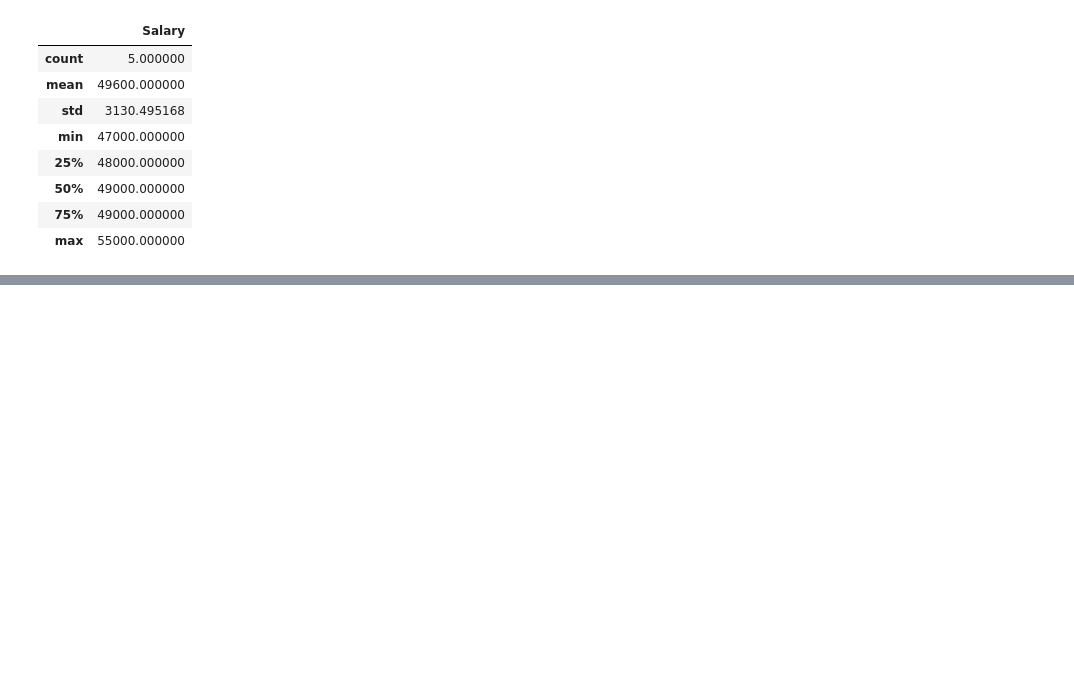
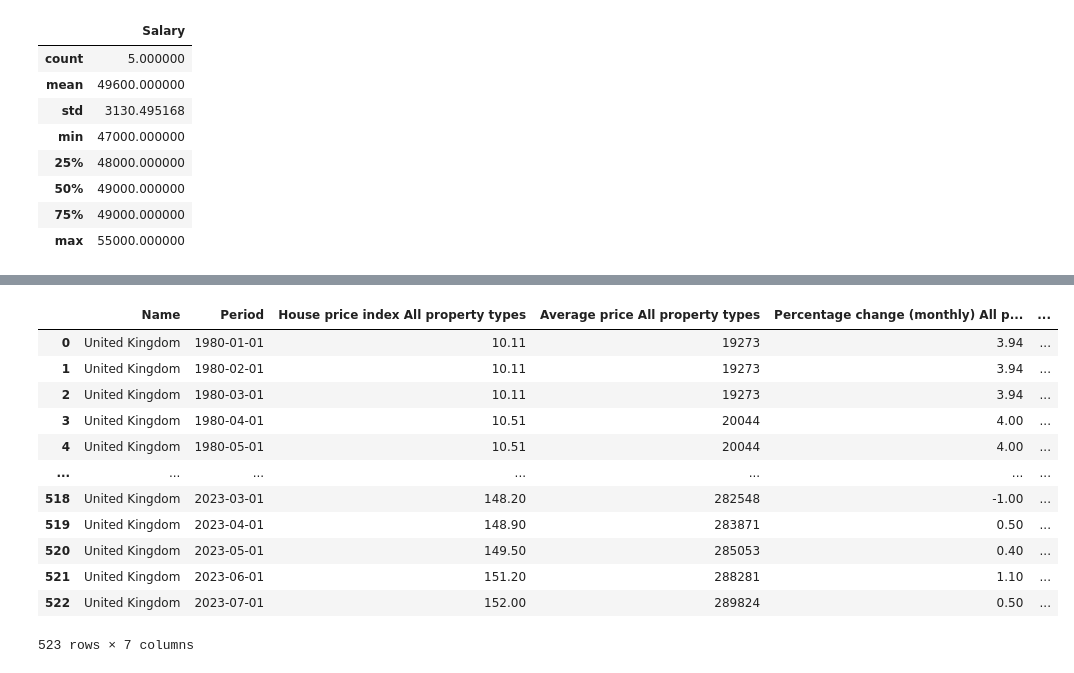
Before and after one commit to divaid666/python-d2i-introduction, a Jupyter notebook: Python_tutorial_code/module_1.ipynb, the cells around one changed output, grey strips where cells are left out. Saved outputs shown, nothing was run; the diff lists cells and outputs as text; code cells hidden in the pictures; blank space fills up the shorter version.

```diff
--- a/Python_tutorial_code/module_1.ipynb
+++ b/Python_tutorial_code/module_1.ipynb
@@ -467,0 +570,8 @@ employees.describe()
+# %%
+# 01/01/2024
+# %d/%m/%Y
+# strftime  = one way of specifying datetime
+# %b - month but with local shortening eg: Jan
+# %B - full month name January
+df['Period'] = pd.to_datetime(df['Period'],format='%Y-%m',errors='coerce')
+df.head()
@@ -467,0 +601,21 @@ employees.describe()
+# %%
+# df['Age of Data (Years)'] = pd.to_datetime('today').normalize() - df['Period'] # normalize() will make it midnight as opposed to the time now
+# print(df['Age of Data (Years)'].dtype)
+
+# the above did not work so did this instead
+df['Age of Data (Years)'] = pd.to_datetime('09/02/2024',dayfirst=True) - df['Period']
+df
+# %% [output]
+|  | Name | Period | House price index All property types | Average price All property types | Percentage change (monthly) All p... | ... |
+| 0 | United Kingdom | 1980-01-01 | 10.11 | 19273 | 3.94 | ... |
+| 1 | United Kingdom | 1980-02-01 | 10.11 | 19273 | 3.94 | ... |
+| 2 | United Kingdom | 1980-03-01 | 10.11 | 19273 | 3.94 | ... |
+| 3 | United Kingdom | 1980-04-01 | 10.51 | 20044 | 4.00 | ... |
+| 4 | United Kingdom | 1980-05-01 | 10.51 | 20044 | 4.00 | ... |
+| ... | ... | ... | ... | ... | ... | ... |
+| 518 | United Kingdom | 2023-03-01 | 148.20 | 282548 | -1.00 | ... |
+| 519 | United Kingdom | 2023-04-01 | 148.90 | 283871 | 0.50 | ... |
+| 520 | United Kingdom | 2023-05-01 | 149.50 | 285053 | 0.40 | ... |
+| 521 | United Kingdom | 2023-06-01 | 151.20 | 288281 | 1.10 | ... |
+| 522 | United Kingdom | 2023-07-01 | 152.00 | 289824 | 0.50 | ... |
+523 rows × 7 columns
```
Also changed, not shown: parts of 26 cells of this notebook, 3 other files.
